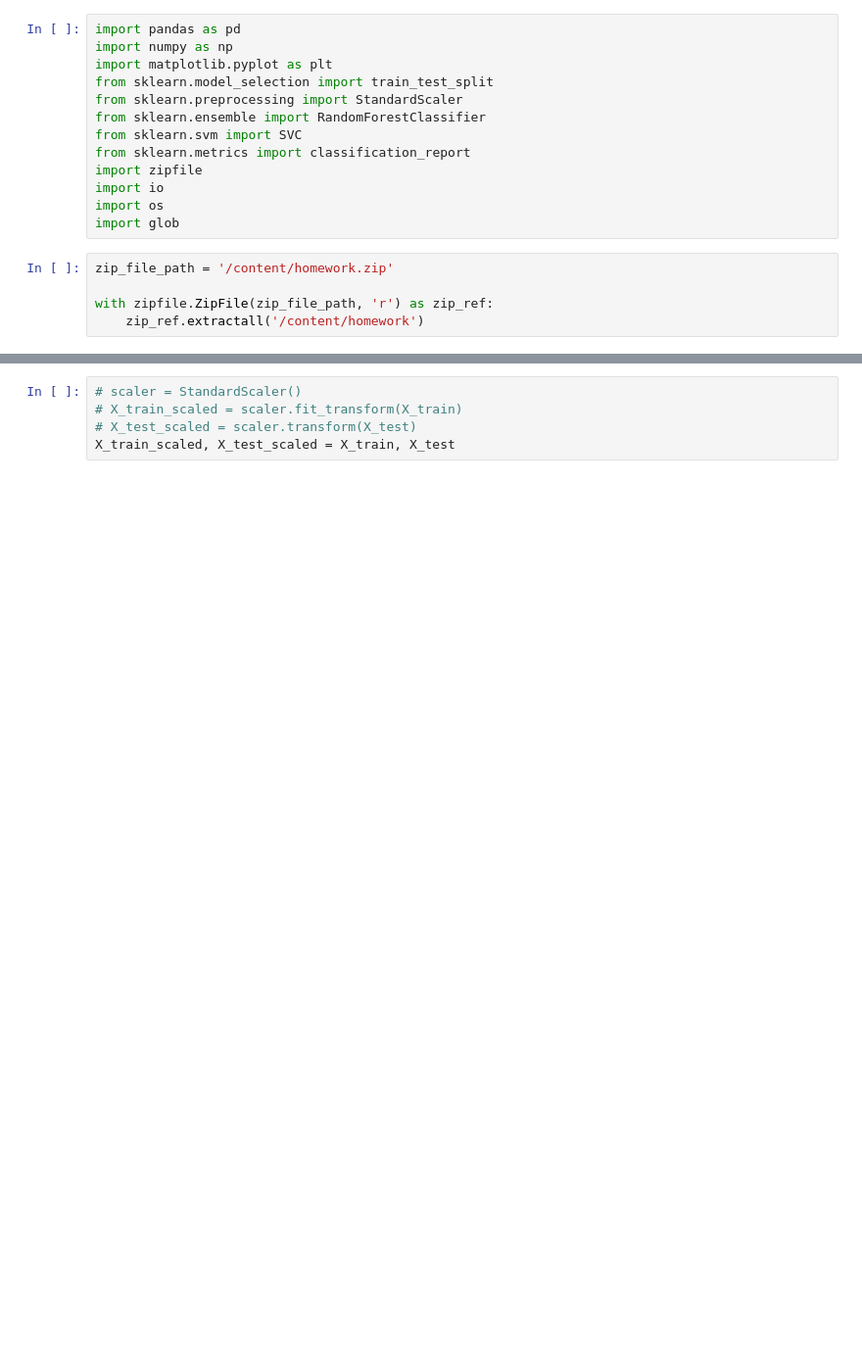
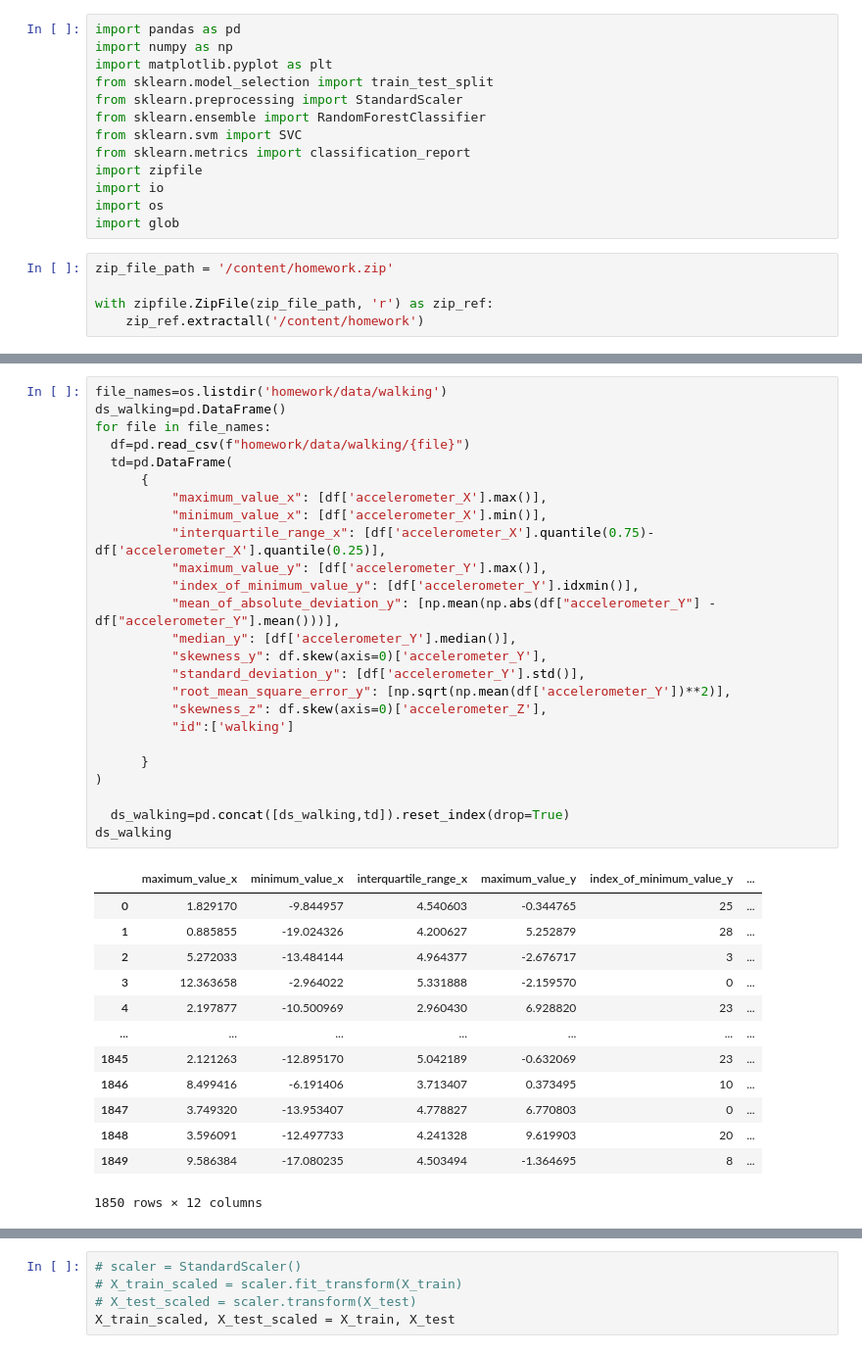
Before and after one commit to N1a2t3a/.Data_Science, a Jupyter notebook: HW5.ipynb, the cells around one changed output, grey strips where cells are left out. Shown at 98% size. Cells and saved outputs as stored; diff of their text form; blank space fills up the shorter version.

```diff
--- a/HW5.ipynb
+++ b/HW5.ipynb
@@ -101,0 +60,39 @@ X_train, X_test, y_train, y_test = train_test_split(data, labels_df, test_size=0
+# %%
+file_names=os.listdir('homework/data/walking')
+ds_walking=pd.DataFrame()
+for file in file_names:
+  df=pd.read_csv(f"homework/data/walking/{file}")
+  td=pd.DataFrame(
+      {
+          "maximum_value_x": [df['accelerometer_X'].max()],
+          "minimum_value_x": [df['accelerometer_X'].min()],
+          "interquartile_range_x": [df['accelerometer_X'].quantile(0.75)-df['accelerometer_X'].quantile(0.25)],
+          "maximum_value_y": [df['accelerometer_Y'].max()],
+          "index_of_minimum_value_y": [df['accelerometer_Y'].idxmin()],
+          "mean_of_absolute_deviation_y": [np.mean(np.abs(df["accelerometer_Y"] - df["accelerometer_Y"].mean()))],
+          "median_y": [df['accelerometer_Y'].median()],
+          "skewness_y": df.skew(axis=0)['accelerometer_Y'],
+          "standard_deviation_y": [df['accelerometer_Y'].std()],
+          "root_mean_square_error_y": [np.sqrt(np.mean(df['accelerometer_Y'])**2)],
+          "skewness_z": df.skew(axis=0)['accelerometer_Z'],
+          "id":['walking']
+
+      }
+)
+
+  ds_walking=pd.concat([ds_walking,td]).reset_index(drop=True)
+ds_walking
+# %% [output]
+|  | maximum_value_x | minimum_value_x | interquartile_range_x | maximum_value_y | index_of_minimum_value_y | ... |
+| 0 | 1.829170 | -9.844957 | 4.540603 | -0.344765 | 25 | ... |
+| 1 | 0.885855 | -19.024326 | 4.200627 | 5.252879 | 28 | ... |
+| 2 | 5.272033 | -13.484144 | 4.964377 | -2.676717 | 3 | ... |
+| 3 | 12.363658 | -2.964022 | 5.331888 | -2.159570 | 0 | ... |
+| 4 | 2.197877 | -10.500969 | 2.960430 | 6.928820 | 23 | ... |
+| ... | ... | ... | ... | ... | ... | ... |
+| 1845 | 2.121263 | -12.895170 | 5.042189 | -0.632069 | 23 | ... |
+| 1846 | 8.499416 | -6.191406 | 3.713407 | 0.373495 | 10 | ... |
+| 1847 | 3.749320 | -13.953407 | 4.778827 | 6.770803 | 0 | ... |
+| 1848 | 3.596091 | -12.497733 | 4.241328 | 9.619903 | 20 | ... |
+| 1849 | 9.586384 | -17.080235 | 4.503494 | -1.364695 | 8 | ... |
+1850 rows × 12 columns
```
Also changed, not shown: parts of 10 cells of this notebook.
